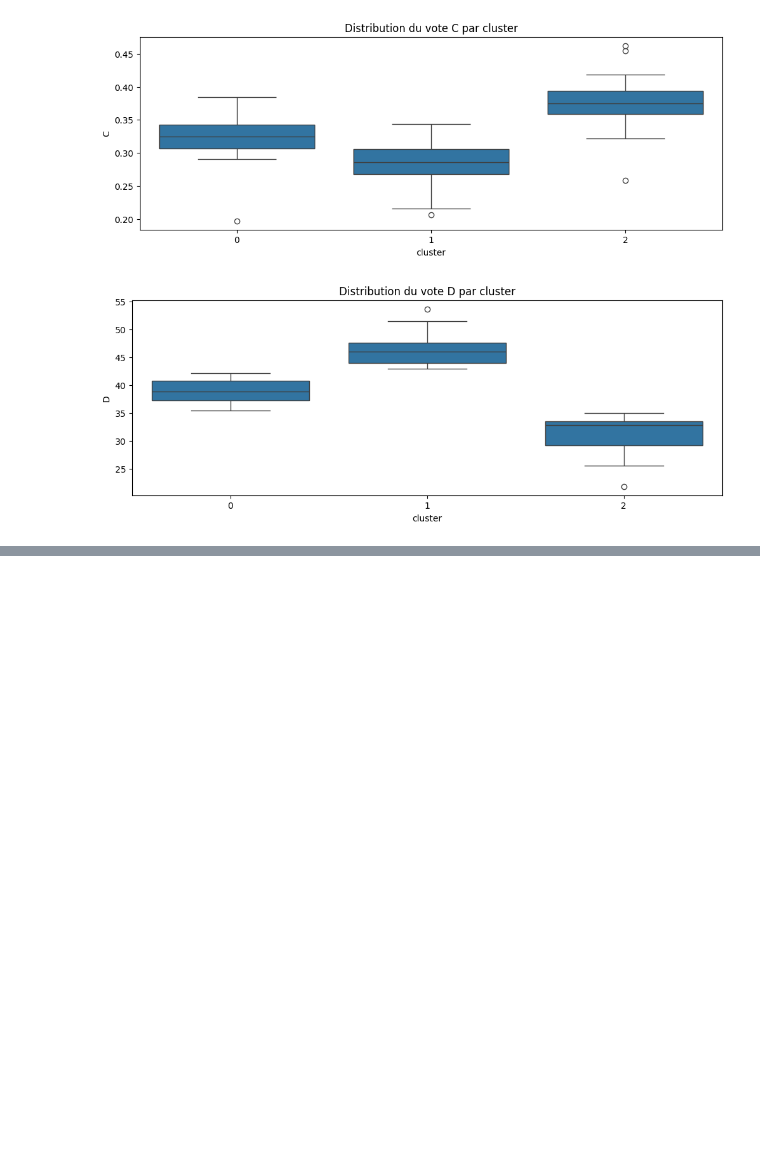
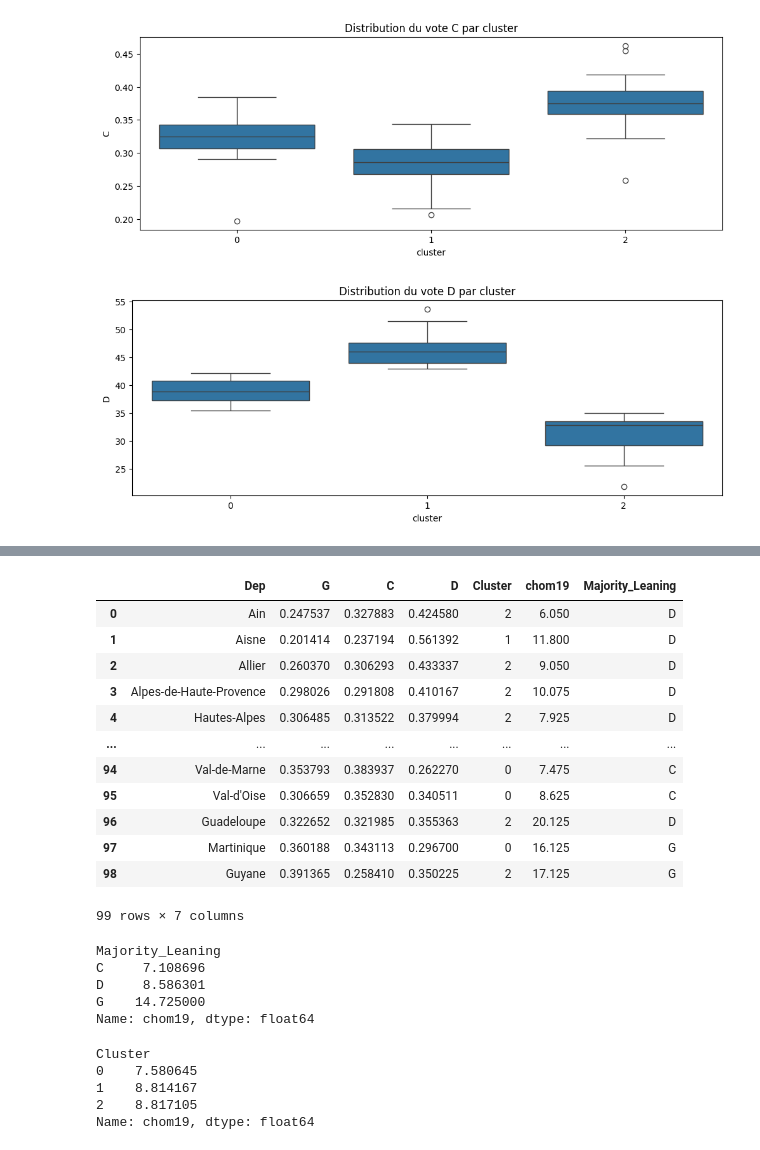
Before and after one commit to zuulaika/Projet-python, a Jupyter notebook: modelistion.ipynb, the cells around one changed output, grey strips where cells are left out. Drawn from its saved outputs; the diff is of its cells as text; code cells hidden in the pictures; blank space fills up the shorter version.

```diff
--- a/modelistion.ipynb
+++ b/modelistion.ipynb
@@ -146,0 +285,6 @@ df2.groupby("Cluster")[["G","C","D"]].mean()
+# %%
+url = "https://www.data.gouv.fr/api/1/datasets/r/500d1954-9849-479b-9aac-85435c6d422f"
+# Lecture avec encodage adapté
+chom = pd.read_excel(url, engine='openpyxl', header = 5, usecols=[0,1,7,12],  #[0,1,7,10,12]
+ nrows=101, sheet_name="Moyenne annuelle").rename(columns = {"Unnamed: 1": "Dep",
+2019: "chom19", 2024: "chom24"}).drop(columns=["Département"]).dropna()
@@ -146,0 +322,35 @@ df2.groupby("Cluster")[["G","C","D"]].mean()
+# %%
+dff= df2.iloc[:,:5].merge(chom.iloc[:,:-1], on='Dep')
+dff['Majority_Leaning'] = dff[['G', 'C', 'D']].idxmax(axis=1)
+
+dff
+# %% [output]
+|  | Dep | G | C | D | Cluster | chom19 | Majority_Leaning |
+| 0 | Ain | 0.247537 | 0.327883 | 0.424580 | 2 | 6.050 | D |
+| 1 | Aisne | 0.201414 | 0.237194 | 0.561392 | 1 | 11.800 | D |
+| 2 | Allier | 0.260370 | 0.306293 | 0.433337 | 2 | 9.050 | D |
+| 3 | Alpes-de-Haute-Provence | 0.298026 | 0.291808 | 0.410167 | 2 | 10.075 | D |
+| 4 | Hautes-Alpes | 0.306485 | 0.313522 | 0.379994 | 2 | 7.925 | D |
+| ... | ... | ... | ... | ... | ... | ... | ... |
+| 94 | Val-de-Marne | 0.353793 | 0.383937 | 0.262270 | 0 | 7.475 | C |
+| 95 | Val-d'Oise | 0.306659 | 0.352830 | 0.340511 | 0 | 8.625 | C |
+| 96 | Guadeloupe | 0.322652 | 0.321985 | 0.355363 | 2 | 20.125 | D |
+| 97 | Martinique | 0.360188 | 0.343113 | 0.296700 | 0 | 16.125 | G |
+| 98 | Guyane | 0.391365 | 0.258410 | 0.350225 | 2 | 17.125 | G |
+99 rows × 7 columns
+# %%
+dff.groupby('Majority_Leaning')['chom19'].mean()
+# %% [output]
+Majority_Leaning
+C     7.108696
+D     8.586301
+G    14.725000
+Name: chom19, dtype: float64
+# %%
+dff.groupby('Cluster')['chom19'].mean()
+# %% [output]
+Cluster
+0    7.580645
+1    8.814167
+2    8.817105
+Name: chom19, dtype: float64
```
Also changed, not shown: parts of 9 cells of this notebook, 2 other files.
